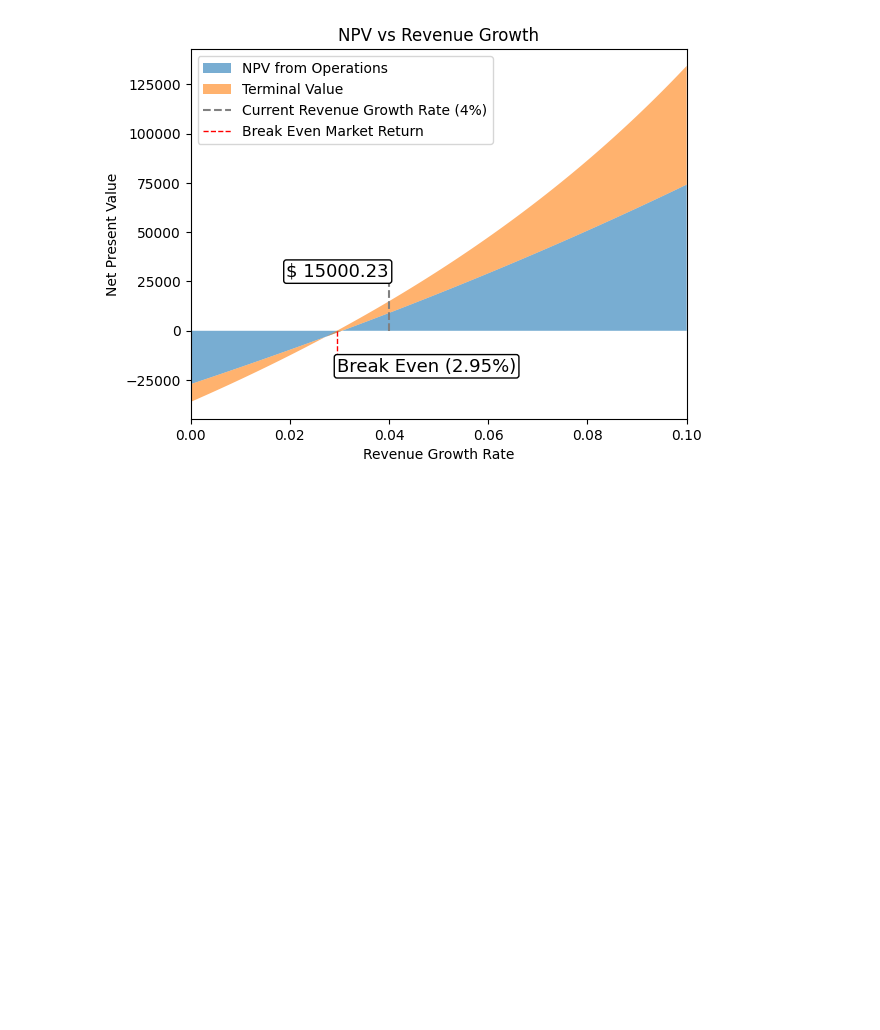
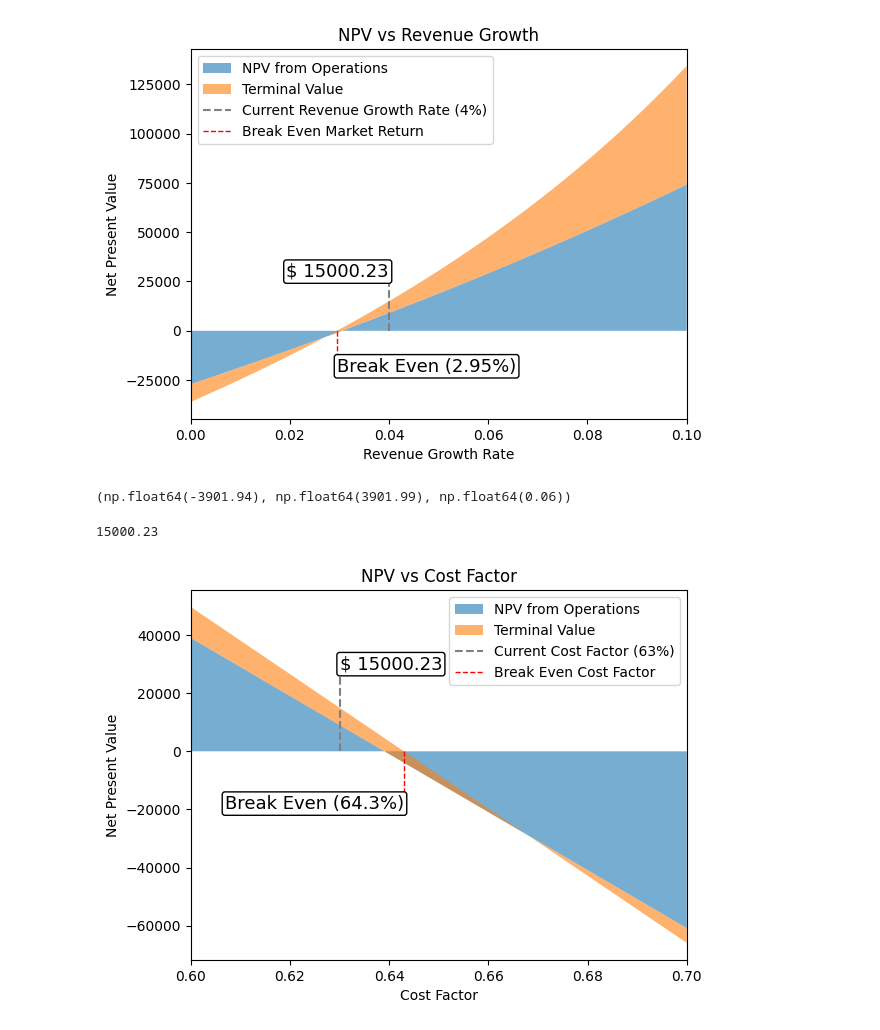
Before and after one commit to Zin9zan9/EntFi_Case_Study, a Jupyter notebook: case_study.ipynb, the cells around one changed output. Saved outputs shown, nothing was run; the diff lists cells and outputs as text; code cells hidden in the pictures; blank space fills up the shorter version.

Commit message:
Cost Factor Simulation

```diff
--- a/case_study.ipynb
+++ b/case_study.ipynb
@@ -360,3 +360,77 @@ plt.show()
 # %% [output]
 15000.23
 [figure]
+# %%
+calculate_npv(cost_factor=0.64297)
+# %% [output]
+(np.float64(-3901.94), np.float64(3901.99), np.float64(0.06))
+# %%
+calculate_npvs = np.vectorize(calculate_npv)
+min_lim = 0.6
+max_lim = 0.7
+cost_factors = np.linspace(min_lim, max_lim, 100)
+npvs = calculate_npvs(cost_factor=cost_factors)
+
+# Calculate the stacked values
+operations_npv = npvs[0]
+terminal_value = npvs[1]
+
+# Specific cost factor value at 0.65
+total_npv_035 = calculate_npv(cost_factor=0.63)[2]
+print(total_npv_035)
+
+# Plot the stacked areas using cost_factors
+plt.fill_between(cost_factors, 0, operations_npv, label='NPV from Operations', alpha=0.6)
+plt.fill_between(cost_factors, operations_npv, operations_npv + terminal_value, label='Terminal Value', alpha=0.6)
+
+# Add a vertical line at cost_factor=0.65
+plt.vlines(x=0.63, ymin=0, ymax=total_npv_035 * 2, color='grey', linestyle='--', label='Current Cost Factor (63%)')
+plt.vlines(x=0.643, ymin=0, ymax=-1.2*total_npv_035, color='red', linestyle='--', label='Break Even Cost Factor', linewidth=1)
+
+# Add NPV at current cost factor value label
+plt.text(
+    0.63,
+    total_npv_035 * 2,
+    r"$ " + str(total_npv_035),
+    fontsize=13,
+    va="center",
+    ha="left",
+    bbox=dict(
+        facecolor="white",
+        edgecolor="black",
+        boxstyle="round",
+        pad=0.15
+    ),
+    zorder=10  # to make sure the text is on top
+)
+
+plt.text(
+    0.643,
+    -1.2*total_npv_035,
+    "Break Even (64.3%)",
+    fontsize=13,
+    va="center",
+    ha="right",
+    bbox=dict(
+        facecolor="white",
+        edgecolor="black",
+        boxstyle="round",
+        pad=0.15
+    ),
+    zorder=10 # to make sure the text is on top
+)
+
+# Adding labels and title
+plt.xlabel('Cost Factor')
+plt.ylabel('Net Present Value')
+plt.title('NPV vs Cost Factor')
+plt.legend()
+
+# Set the x-axis limits to match the cost_factors range
+plt.xlim(min_lim, max_lim)
+
+# Show plot
+plt.show()
+# %% [output]
+15000.23
+[figure, added]
```
